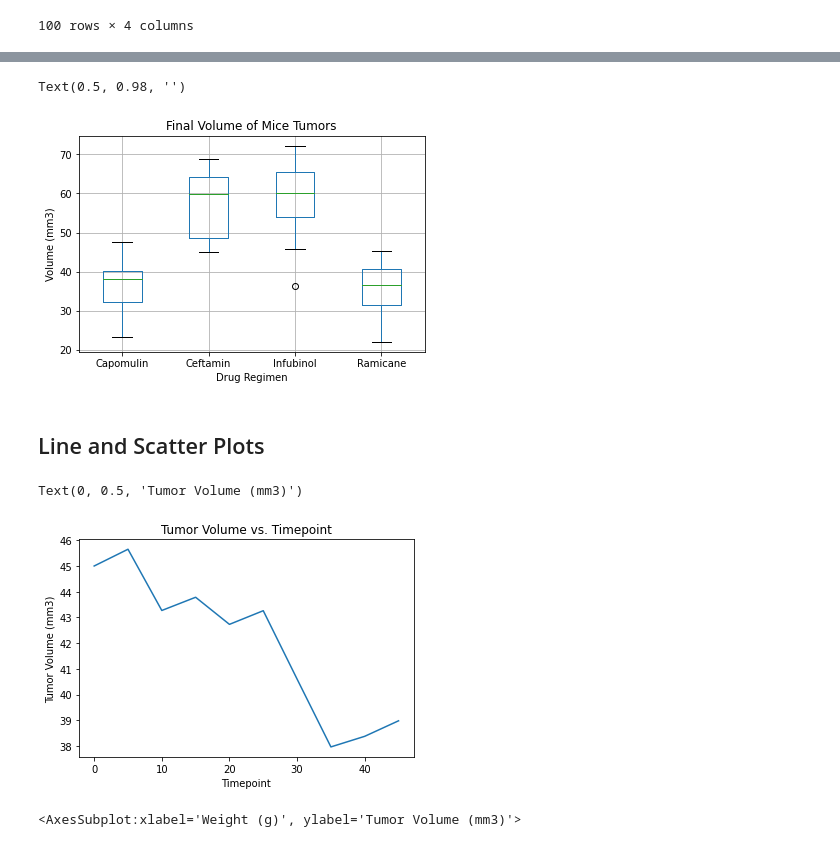
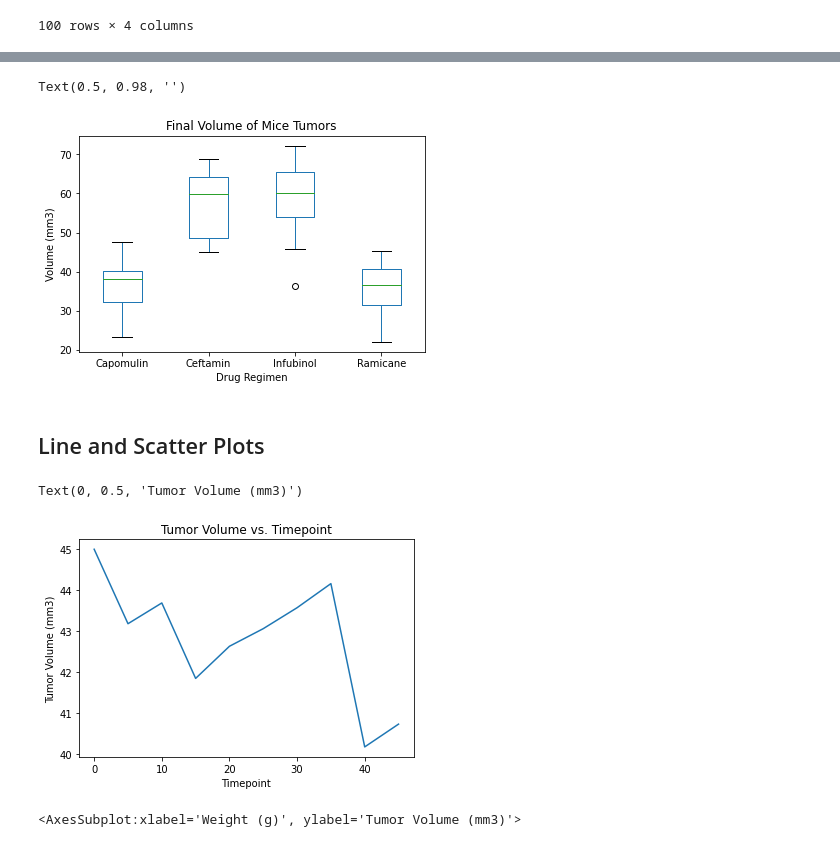
Before and after one commit to jerome-sipin/matplotlib-homework, a Jupyter notebook: Pymaceuticals/pymaceuticals_starter.ipynb, the cells around one changed output, grey strips where cells are left out. Cells and saved outputs as stored; diff of their text form; code cells hidden in the pictures.

```diff
--- a/Pymaceuticals/pymaceuticals_starter.ipynb
+++ b/Pymaceuticals/pymaceuticals_starter.ipynb
@@ -300,24 +349,25 @@ Because both outlier dataframes found nothing, there are no outliers.
 f_tumor_df.boxplot(by="Drug Regimen", column=["Final Tumor Volume (mm3)"])
 plt.title("Final Volume of Mice Tumors")
 plt.ylabel("Volume (mm3)")
+plt.grid(False)
 plt.suptitle('')
 # %% [output]
 Text(0.5, 0.98, '')
-[figure, old version]
+[figure, new version]
 # %% [markdown]
 ## Line and Scatter Plots
 # %%
 # Generate a line plot of tumor volume vs. time point for a mouse treated with Capomulin
-capomulin_df = f_tumor_df.loc[f_tumor_df["Drug Regimen"] == "Capomulin"]
+# Get random mouse from capomulin_df and get all of its data from an inner merge
+r_mice = capomulin_df.sample()
+r_mice_df = pd.merge(mice_df, r_mice, how="inner", on="Mouse ID")
 
-r_mice = capomulin_df.sample()
-r_mice_df = pd.merge(mice_df, test, how="inner", on="Mouse ID")
-
+#Plotting
 r_mice_df.plot.line(x="Timepoint", y="Tumor Volume (mm3)", legend=False)
 plt.title("Tumor Volume vs. Timepoint")
 plt.ylabel("Tumor Volume (mm3)")
 # %% [output]
 Text(0, 0.5, 'Tumor Volume (mm3)')
-[figure, old version]
+[figure, new version]
 # %%
 # Generate a scatter plot of average tumor volume vs. mouse weight for the Capomulin regimen
```
Also changed, not shown: parts of 5 cells of this notebook.
